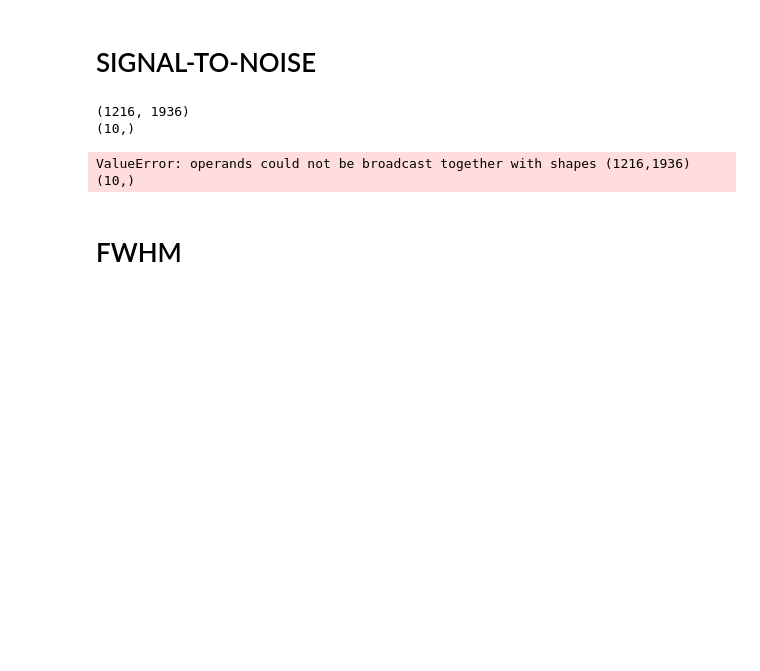
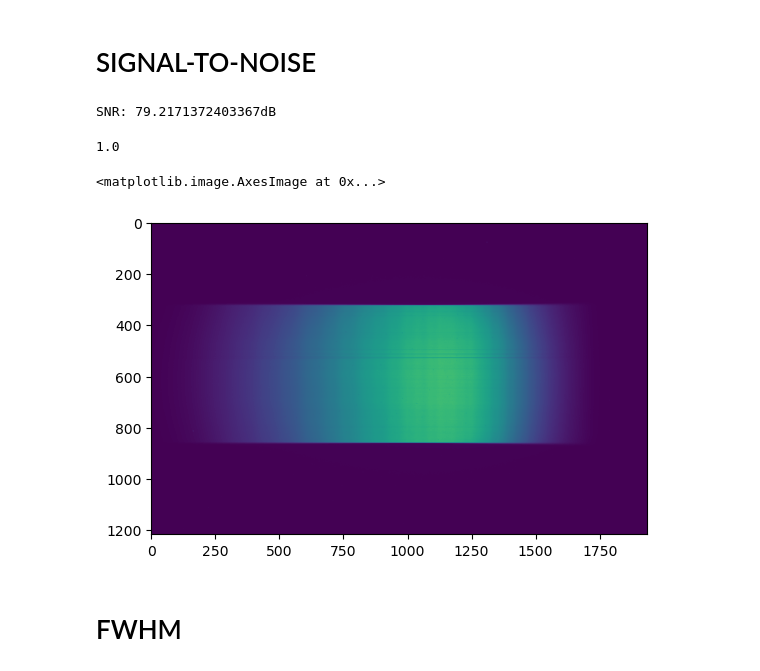
Before and after one commit to Larshalvorhansen/optikkLab, a Jupyter notebook: Code/Assignment_1/notebook.ipynb, the cells around one changed output. Drawn from its saved outputs; the diff is of its cells as text; code cells hidden in the pictures; blank space fills up the shorter version.

```diff
--- a/Code/Assignment_1/notebook.ipynb
+++ b/Code/Assignment_1/notebook.ipynb
@@ -1026,52 +1026,36 @@ plot_pixel_variation(exposure_times, std_devs_list)
 [figure]
 # %% [markdown]
 # SIGNAL-TO-NOISE
-# %%
-base_folder = r'.\Data\radiometric'
-file_list = glob.glob(os.path.join(base_folder, '*'))
-
-samples = 1
-bands = 1936
-datacube = np.fromfile(file_list[0], dtype='uint16')
-avg_cube_e300 = np.zeros_like(datacube) # init. empty empty average datacube
-
-
-# make avg. image for e=300
-for file in file_list[20:30]:
-    # print(file)
-    datacube = np.fromfile(file, dtype='uint16')
-    avg_cube_e300 += datacube
-avg_cube_e300 = avg_cube_e300/10
-avg_cube_e300 = avg_cube_e300.reshape((-1, samples, bands))[:,0,::-1]
-
-print(np.shape(avg_cube_e300))
-print(np.shape(std_devs_300))
-
-# Calculate SNR for each exposure time
-snr_300 = avg_cube_e300 / std_devs_300
-
-
-# Store the SNR values in a list
-snr_values = [snr_300]
-exposure_times = [300]
-
-# Function to plot SNR vs Exposure Time
-def plot_snr(exposure_times, snr_values):
-    plt.figure(figsize=(10, 6))
-    plt.plot(exposure_times, snr_values, 'o-', label='SNR')
-    plt.xlabel('Exposure Time (ns)')
-    plt.ylabel('Signal-to-Noise Ratio (SNR)')
-    plt.title('Signal-to-Noise Ratio dark images')
-    plt.grid(True)
-    plt.legend()
-    plt.show()
-
-# Plot the SNR values
-plot_snr(exposure_times, snr_values)
-# %% [output]
-(1216, 1936)
-(10,)
-ValueError: operands could not be broadcast together with shapes (1216,1936) (10,)
+# %%
+base_folder = r'.\Data\radiometric'
+file_list = glob.glob(os.path.join(base_folder, '*'))
+
+exposures = [20, 40, 60, 80, 100, 200, 400, 600, 800, 1000]
+
+samples = 1
+bands = 1936
+datacube = np.fromfile(file_list[0], dtype='uint16') #(exposures[9]/1000) # divided by exposure time
+
+Xn = np.zeros_like(datacube)
+Xn[0] = datacube[0] - datacube[1]
+for i in range(len(datacube)):
+    if i>0:
+        Xn[i] = datacube[i] - datacube[i-1]
+
+SNR = np.mean(datacube**2) / np.mean(Xn**2)
+print(f'SNR: {SNR}dB')
+# %% [output]
+SNR: 79.2171372403367dB
+# %%
+exposures[9]/1000
+# %% [output]
+1.0
+# %%
+datacube = datacube.reshape((-1, samples, bands))[:,0,::-1]
+plt.imshow(datacube)
+# %% [output]
+<matplotlib.image.AxesImage at 0x...>
+[figure, added]
 # %% [markdown]
 # FWHM
 # %%
```
Also changed, not shown: parts of 3 cells of this notebook.
